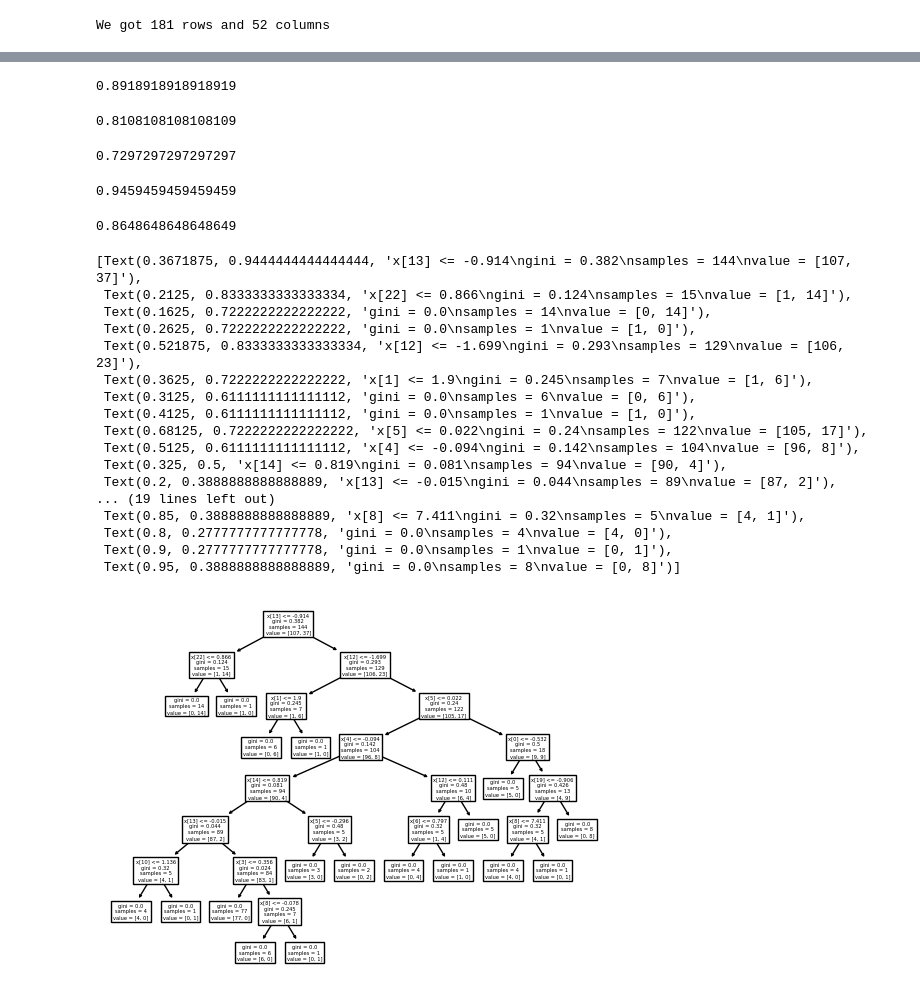
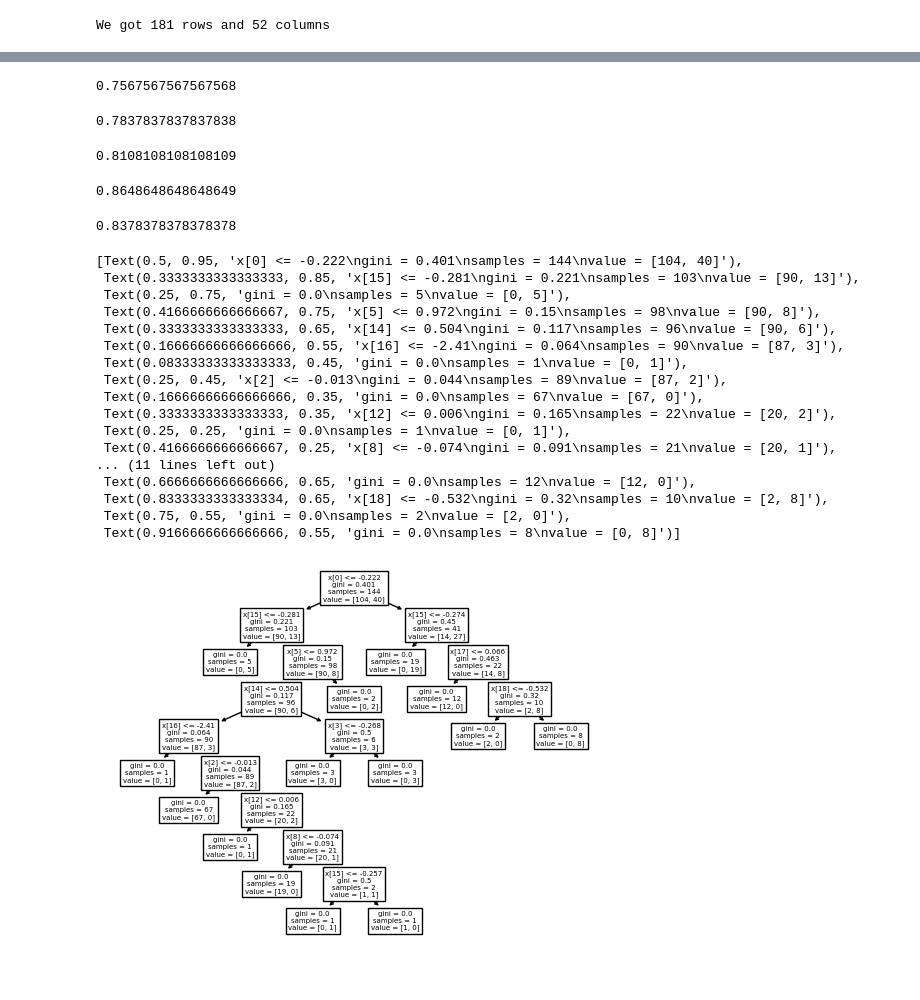
Before and after one commit to Toucan4Life/MicroBioGrowth, a Jupyter notebook: Solver.ipynb, the cells around one changed output, grey strips where cells are left out. Saved outputs shown, nothing was run; the diff lists cells and outputs as text; code cells hidden in the pictures.

Commit message:
scale after splitting to train and test data

```diff
--- a/Solver.ipynb
+++ b/Solver.ipynb
@@ -13,11 +13,13 @@ print(f"We got {len(dataframe)} rows and {len(dataframe.columns)} columns")
 We got 181 rows and 52 columns
 # %%
 #Extract Data
-features = dataframe.iloc[:, [2,4,6,8,10,12,14,16,18,20,21,23,24,26,28,30,32,33,35,36,37,38,41,42]]
+features = dataframe.iloc[:, [2,4,6,8,10,12,14,16,18,20,21,24,26,28,30,32,33,35,36,37,38,41,42]]
 target = dataframe.iloc[:, [43]]
 
+features.loc[features['CRP    '].str.startswith('<'),'CRP    ']=0
 #Treat string data as NaN
 pd.options.mode.chained_assignment = None
+
 for col in features:
     features[col]=pd.to_numeric(features[col], errors='coerce')
 
@@ -97,64 +99,64 @@ lr_clf.score(X_test,Y_test)
 #Using Random Forest Classifier
 from sklearn.ensemble import RandomForestClassifier
 X_train, X_test, Y_train,Y_test = train_test_split(scaledFeatures, target, test_size=0.2)
-lr_clf = RandomForestClassifier().fit(X_train,Y_train.values.ravel())
-lr_clf.score(X_test,Y_test)
+lr_clf = RandomForestClassifier().fit(preprocessing.scale(X_train),Y_train.values.ravel())
+lr_clf.score(preprocessing.scale(X_test),Y_test)
 # %% [output]
-0.8918918918918919
+0.7567567567567568
 # %%
 #Using naive_bayes
 from sklearn.naive_bayes import GaussianNB
 X_train, X_test, Y_train,Y_test = train_test_split(scaledFeatures, target, test_size=0.2)
-lr_clf = GaussianNB().fit(X_train,Y_train.values.ravel())
-lr_clf.score(X_test,Y_test)
+lr_clf = GaussianNB().fit(preprocessing.scale(X_train),Y_train.values.ravel())
+lr_clf.score(preprocessing.scale(X_test),Y_test)
 # %% [output]
-0.8108108108108109
+0.7837837837837838
 # %%
 #Using Nearest Neighbours Classification
 from sklearn import neighbors
 X_train, X_test, Y_train,Y_test = train_test_split(scaledFeatures, target, test_size=0.2)
-lr_clf = neighbors.KNeighborsClassifier().fit(X_train,Y_train.values.ravel())
-lr_clf.score(X_test,Y_test)
+lr_clf = neighbors.KNeighborsClassifier().fit(preprocessing.scale(X_train),Y_train.values.ravel())
+lr_clf.score(preprocessing.scale(X_test),Y_test)
 # %% [output]
-0.7297297297297297
+0.8108108108108109
 # %%
 #using SVM Classifier
 from sklearn import svm
 X_train, X_test, Y_train,Y_test = train_test_split(scaledFeatures, target, test_size=0.2)
-lr_clf = svm.SVC(kernel = 'linear').fit(X_train,Y_train.values.ravel())
-lr_clf.score(X_test,Y_test)
+lr_clf = svm.SVC(kernel = 'linear').fit(preprocessing.scale(X_train),Y_train.values.ravel())
+lr_clf.score(preprocessing.scale(X_test),Y_test)
 # %% [output]
-0.9459459459459459
+0.8648648648648649
 # %%
 #using gradient boosting classifier
 from sklearn.ensemble import GradientBoostingClassifier
 X_train, X_test, Y_train,Y_test = train_test_split(scaledFeatures, target, test_size=0.2)
-lr_clf = GradientBoostingClassifier().fit(X_train,Y_train.values.ravel())
-lr_clf.score(X_test,Y_test)
+lr_clf = GradientBoostingClassifier().fit(preprocessing.scale(X_train),Y_train.values.ravel())
+lr_clf.score(preprocessing.scale(X_test),Y_test)
 # %% [output]
-0.8648648648648649
+0.8378378378378378
 # %%
 from sklearn import tree
-clf = tree.DecisionTreeClassifier()
-clf = clf.fit(X_train, Y_train)
-clf.score(X_test,Y_test)
-tree.plot_tree(clf)
+X_train, X_test, Y_train,Y_test = train_test_split(scaledFeatures, target, test_size=0.2)
+lr_clf = tree.DecisionTreeClassifier().fit(preprocessing.scale(X_train),Y_train.values.ravel())
+lr_clf.score(preprocessing.scale(X_test),Y_test)
+tree.plot_tree(lr_clf)
 # %% [output]
-[Text(0.3671875, 0.9444444444444444, 'x[13] <= -0.914\ngini = 0.382\nsamples = 144\nvalue = [107, 37]'),
- Text(0.2125, 0.8333333333333334, 'x[22] <= 0.866\ngini = 0.124\nsamples = 15\nvalue = [1, 14]'),
- Text(0.1625, 0.7222222222222222, 'gini = 0.0\nsamples = 14\nvalue = [0, 14]'),
- Text(0.2625, 0.7222222222222222, 'gini = 0.0\nsamples = 1\nvalue = [1, 0]'),
- Text(0.521875, 0.8333333333333334, 'x[12] <= -1.699\ngini = 0.293\nsamples = 129\nvalue = [106, 23]'),
- Text(0.3625, 0.7222222222222222, 'x[1] <= 1.9\ngini = 0.245\nsamples = 7\nvalue = [1, 6]'),
- Text(0.3125, 0.6111111111111112, 'gini = 0.0\nsamples = 6\nvalue = [0, 6]'),
- Text(0.4125, 0.6111111111111112, 'gini = 0.0\nsamples = 1\nvalue = [1, 0]'),
- Text(0.68125, 0.7222222222222222, 'x[5] <= 0.022\ngini = 0.24\nsamples = 122\nvalue = [105, 17]'),
- Text(0.5125, 0.6111111111111112, 'x[4] <= -0.094\ngini = 0.142\nsamples = 104\nvalue = [96, 8]'),
- Text(0.325, 0.5, 'x[14] <= 0.819\ngini = 0.081\nsamples = 94\nvalue = [90, 4]'),
- Text(0.2, 0.3888888888888889, 'x[13] <= -0.015\ngini = 0.044\nsamples = 89\nvalue = [87, 2]'),
-... (19 lines left out)
- Text(0.85, 0.3888888888888889, 'x[8] <= 7.411\ngini = 0.32\nsamples = 5\nvalue = [4, 1]'),
- Text(0.8, 0.2777777777777778, 'gini = 0.0\nsamples = 4\nvalue = [4, 0]'),
- Text(0.9, 0.2777777777777778, 'gini = 0.0\nsamples = 1\nvalue = [0, 1]'),
- Text(0.95, 0.3888888888888889, 'gini = 0.0\nsamples = 8\nvalue = [0, 8]')]
+[Text(0.5, 0.95, 'x[0] <= -0.222\ngini = 0.401\nsamples = 144\nvalue = [104, 40]'),
+ Text(0.3333333333333333, 0.85, 'x[15] <= -0.281\ngini = 0.221\nsamples = 103\nvalue = [90, 13]'),
+ Text(0.25, 0.75, 'gini = 0.0\nsamples = 5\nvalue = [0, 5]'),
+ Text(0.4166666666666667, 0.75, 'x[5] <= 0.972\ngini = 0.15\nsamples = 98\nvalue = [90, 8]'),
+ Text(0.3333333333333333, 0.65, 'x[14] <= 0.504\ngini = 0.117\nsamples = 96\nvalue = [90, 6]'),
+ Text(0.16666666666666666, 0.55, 'x[16] <= -2.41\ngini = 0.064\nsamples = 90\nvalue = [87, 3]'),
+ Text(0.08333333333333333, 0.45, 'gini = 0.0\nsamples = 1\nvalue = [0, 1]'),
+ Text(0.25, 0.45, 'x[2] <= -0.013\ngini = 0.044\nsamples = 89\nvalue = [87, 2]'),
+ Text(0.16666666666666666, 0.35, 'gini = 0.0\nsamples = 67\nvalue = [67, 0]'),
+ Text(0.3333333333333333, 0.35, 'x[12] <= 0.006\ngini = 0.165\nsamples = 22\nvalue = [20, 2]'),
+ Text(0.25, 0.25, 'gini = 0.0\nsamples = 1\nvalue = [0, 1]'),
+ Text(0.4166666666666667, 0.25, 'x[8] <= -0.074\ngini = 0.091\nsamples = 21\nvalue = [20, 1]'),
+... (11 lines left out)
+ Text(0.6666666666666666, 0.65, 'gini = 0.0\nsamples = 12\nvalue = [12, 0]'),
+ Text(0.8333333333333334, 0.65, 'x[18] <= -0.532\ngini = 0.32\nsamples = 10\nvalue = [2, 8]'),
+ Text(0.75, 0.55, 'gini = 0.0\nsamples = 2\nvalue = [2, 0]'),
+ Text(0.9166666666666666, 0.55, 'gini = 0.0\nsamples = 8\nvalue = [0, 8]')]
-[figure, old version]
+[figure, new version]
```
Also changed, not shown: parts of 4 cells of this notebook.
